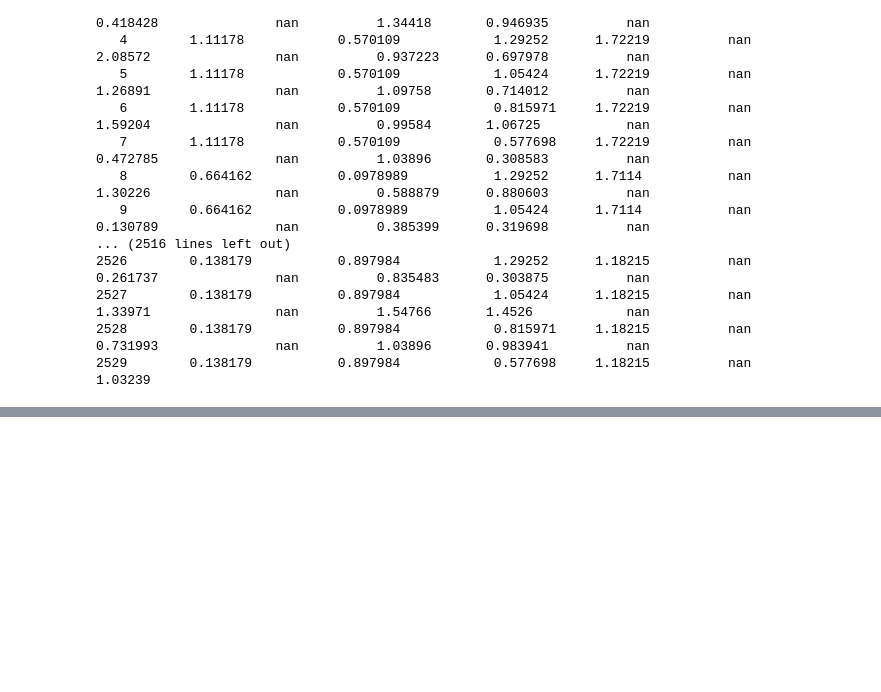
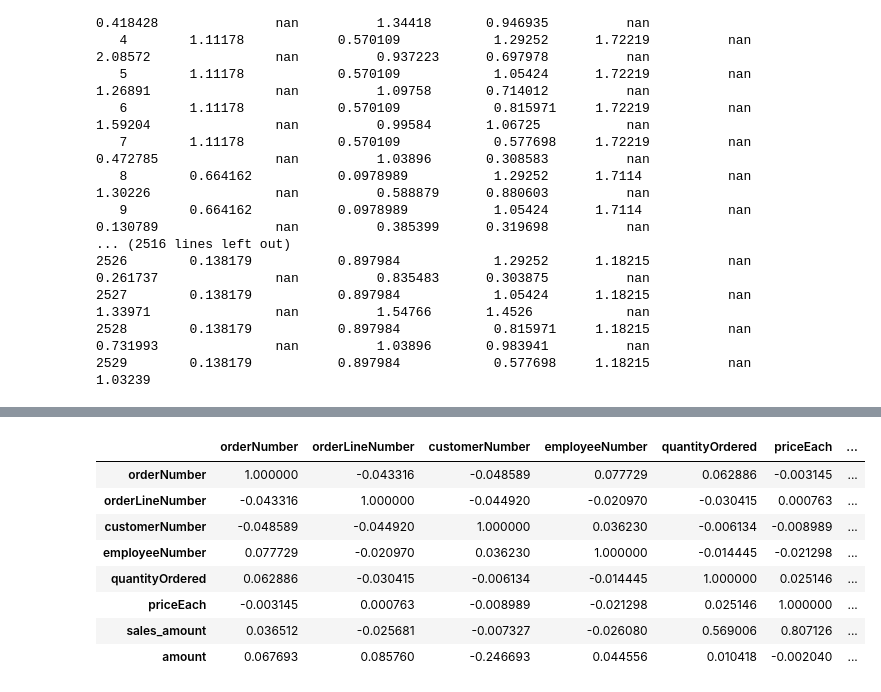
Before and after one commit to CarlosEsteve/python, a Jupyter notebook: Pandas/04.1.Ejercicio_DataQ_Perfilado.ipynb, the cells around one changed output, grey strips where cells are left out. Cells and saved outputs as stored; diff of their text form; code cells hidden in the pictures; blank space fills up the shorter version.

```diff
--- a/Pandas/04.1.Ejercicio_DataQ_Perfilado.ipynb
+++ b/Pandas/04.1.Ejercicio_DataQ_Perfilado.ipynb
@@ -219,0 +1009,13 @@ sales_df_clean.groupby('customerNumber').agg(num=('complete_order_number','count
+# %%
+merged_df_corr = merged_df.corr('pearson', numeric_only=True)
+merged_df_corr
+# %% [output]
+|  | orderNumber | orderLineNumber | customerNumber | employeeNumber | quantityOrdered | priceEach | ... |
+| orderNumber | 1.000000 | -0.043316 | -0.048589 | 0.077729 | 0.062886 | -0.003145 | ... |
+| orderLineNumber | -0.043316 | 1.000000 | -0.044920 | -0.020970 | -0.030415 | 0.000763 | ... |
+| customerNumber | -0.048589 | -0.044920 | 1.000000 | 0.036230 | -0.006134 | -0.008989 | ... |
+| employeeNumber | 0.077729 | -0.020970 | 0.036230 | 1.000000 | -0.014445 | -0.021298 | ... |
+| quantityOrdered | 0.062886 | -0.030415 | -0.006134 | -0.014445 | 1.000000 | 0.025146 | ... |
+| priceEach | -0.003145 | 0.000763 | -0.008989 | -0.021298 | 0.025146 | 1.000000 | ... |
+| sales_amount | 0.036512 | -0.025681 | -0.007327 | -0.026080 | 0.569006 | 0.807126 | ... |
+| amount | 0.067693 | 0.085760 | -0.246693 | 0.044556 | 0.010418 | -0.002040 | ... |
```
Also changed, not shown: parts of 97 cells of this notebook, 4 other files.
